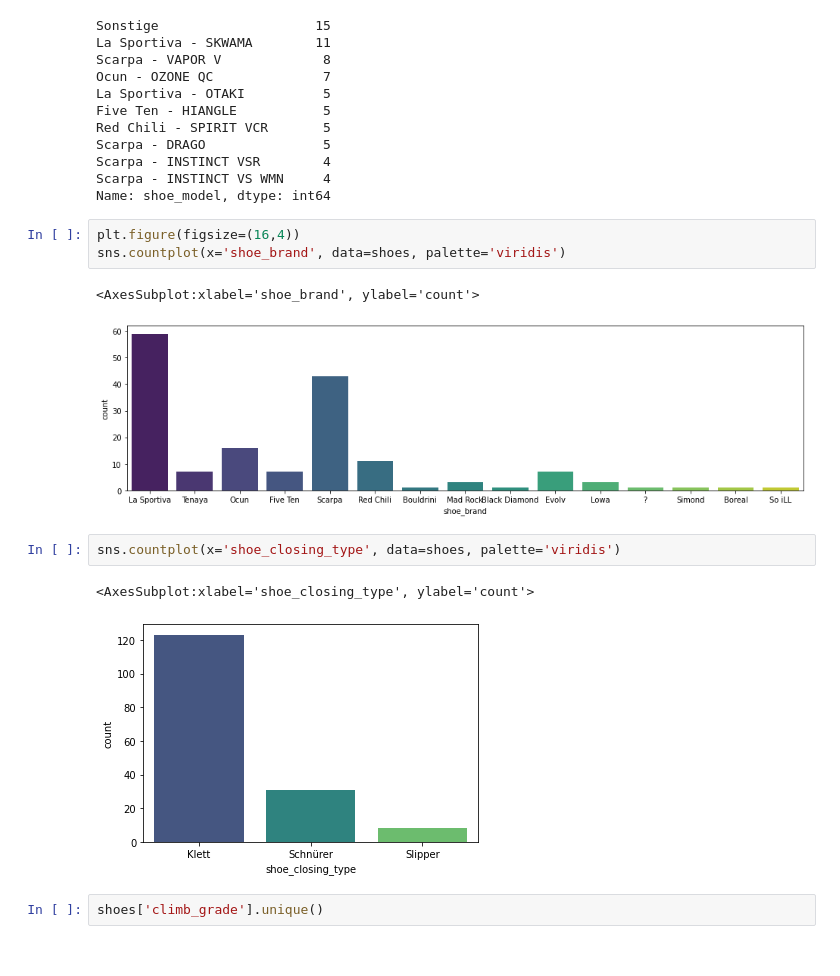
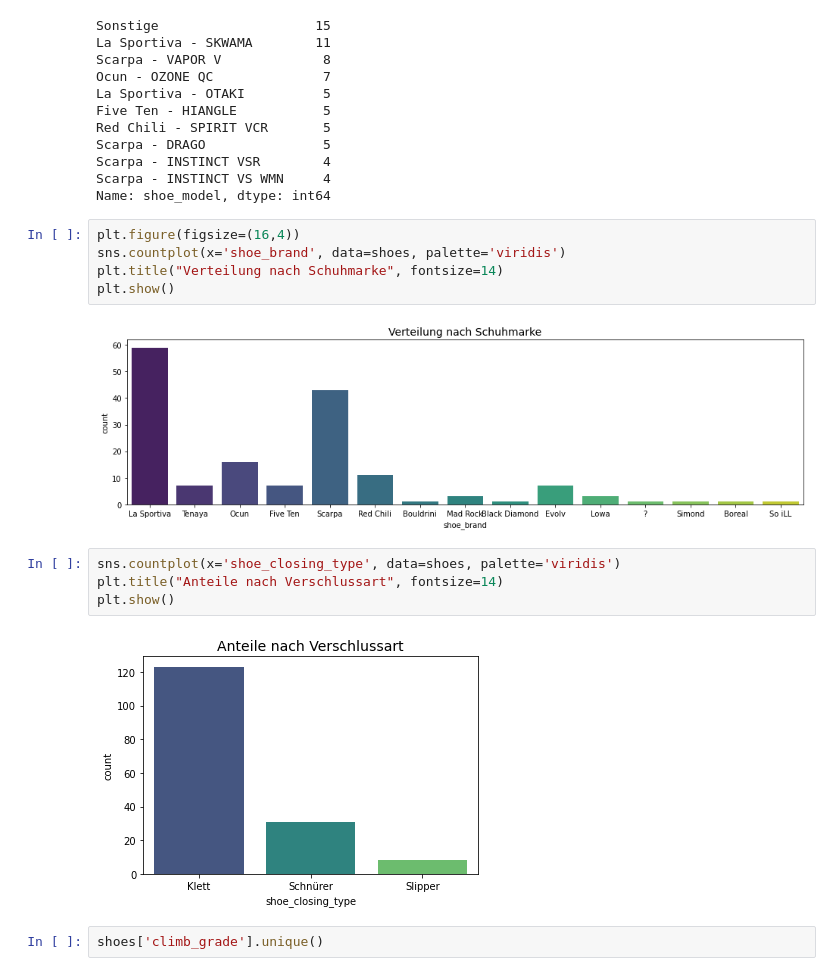
Before and after one commit to chalkiswhite/climbing-shoe-recommender, a Jupyter notebook: shoemodel_classification.ipynb, the cells around one changed output. Saved outputs shown, nothing was run; the diff lists cells and outputs as text.

```diff
--- a/shoemodel_classification.ipynb
+++ b/shoemodel_classification.ipynb
@@ -225,14 +215,16 @@ Name: shoe_model, dtype: int64
 # %%
 plt.figure(figsize=(16,4))
 sns.countplot(x='shoe_brand', data=shoes, palette='viridis')
+plt.title("Verteilung nach Schuhmarke", fontsize=14)
+plt.show()
 # %% [output]
-<AxesSubplot:xlabel='shoe_brand', ylabel='count'>
-[figure, old version]
+[figure, new version]
 # %%
 sns.countplot(x='shoe_closing_type', data=shoes, palette='viridis')
+plt.title("Anteile nach Verschlussart", fontsize=14)
+plt.show()
 # %% [output]
-<AxesSubplot:xlabel='shoe_closing_type', ylabel='count'>
-[figure, old version]
+[figure, new version]
 # %%
 shoes['climb_grade'].unique()
 # %% [output]
```
Also changed, not shown: parts of 64 cells of this notebook.
